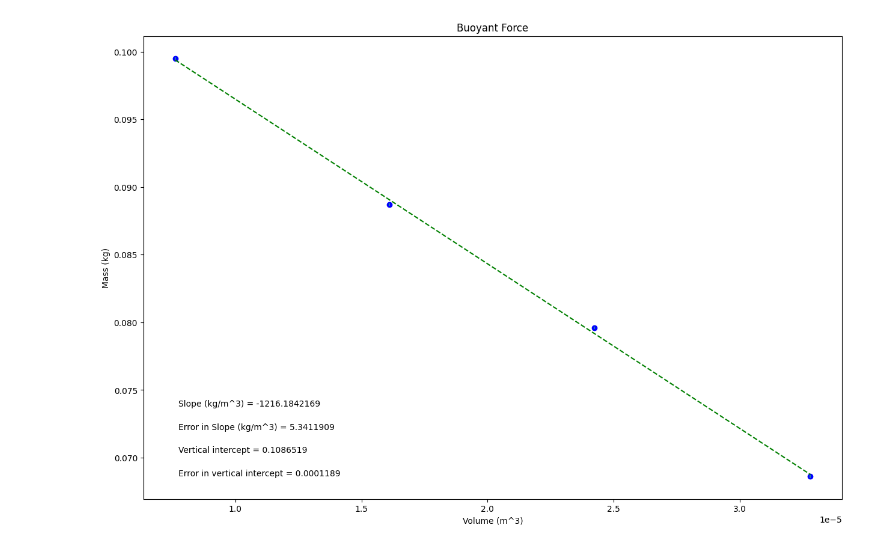
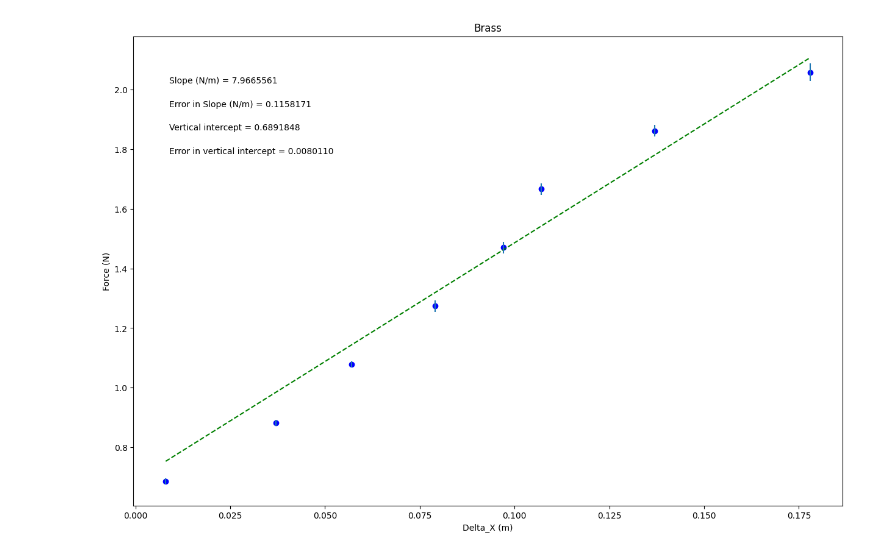
Before and after one commit to cotis9/whatever-you-want, a Jupyter notebook: PHSXlab_plotting_template.ipynb, the cells around one changed output. Drawn from its saved outputs; the diff is of its cells as text; code cells hidden in the pictures.

```diff
--- a/PHSXlab_plotting_template.ipynb
+++ b/PHSXlab_plotting_template.ipynb
@@ -19,33 +19,33 @@ import matplotlib.pyplot as plt
 #variable names should start with a letter and must contain only letters, numbers, and underscores
 
 
-xvariable_Volume = np.array([7.61138E-06, 1.60976E-05, 2.42339E-05, 3.28077E-05])
+xvariable_Delta_X = np.array([0.008, 0.037, 0.057, 0.079, 0.097, 0.107, 0.137, 0.178])
 
-yvariable_Mass = np.array([.0995, .0887, .0796, .0686])
+yvariable_Force = np.array([0.686, 0.882, 1.078, 1.274, 1.47, 1.666, 1.862, 2.058])
 
-err_yvariable_Uncernity = np.array([.0001, .0001, .0001, .0001])
+err_yvariable_Uncerantity_Force = np.array([0.0098, 0.0098, 0.0098, 0.0196, 0.0196, 0.0196, 0.0196, 0.0294])
 
 
 
 #Re-assign variables as x, y, dy so that the remaining plotting code may remain generic
 #UPDATE VARIABLE NAMES (ON RHS OF EACH EQUAL SIGN) TO MATCH VARIABLE NAMES FOR DATA ABOVE
 
-x = xvariable_Volume            #this should be the array you want to plot on the x axis
-y = yvariable_Mass             #this should be the array you want to plot on the y axis
-dy = err_yvariable_Uncernity        #this should be your error in y array
+x = xvariable_Delta_X             #this should be the array you want to plot on the x axis
+y = yvariable_Force            #this should be the array you want to plot on the y axis
+dy = err_yvariable_Uncerantity_Force        #this should be your error in y array
 
 
 #UPDATE EACH OF THESE 4 STRINGS FOR YOUR PLOT LABELS AS YOU WANT THEM TO APPEAR
 
-plot_title= 'Buoyant Force'
-x_label= 'Volume (m^3)'
-y_label= 'Mass (kg)'
-slope_units= 'kg/m^3'
+plot_title= 'Brass'
+x_label= 'Delta_X (m)'
+y_label= 'Force (N)'
+slope_units= 'N/m'
 
 #UPDATE ANNOTATION PLACEMENT SO IT'S OUT OF WAY OF PLOTTED DATA AND BEST FIT LINE
 #integer from 1 to 4, top R corner is 1 (counter-clockwise from there)
 
-annotation_placement=3
+annotation_placement=2
 
 
 #-----------------------------------------------------------------------#
@@ -92,31 +92,31 @@ elif annotation_placement==3 or annotation_placement==4:
 #Don't need to change anything in this section!
 
 #Plot data on graph. Plot error bars and place values for slope,
 #error in slope, and vertical intercept (plus error) on the plot using "annotate"
 
 plt.figure(figsize=(15,10))
 
 plt.plot(x, fit, color='green', linestyle='--')
 plt.scatter(x, y, color='blue', marker='o')
 
 plt.xlabel(x_label)
 plt.ylabel(y_label)
 plt.title(plot_title)
 
 plt.errorbar(x, y, yerr=dy, xerr=None, fmt="none") #don't need to plot x error bars
 
 plt.annotate('Slope ({}) = {value:.{digits}f}'.format(slope_units,value=m, digits=7),
              (xpos, ypos[0]), xycoords='axes fraction')
 
 plt.annotate('Error in Slope ({}) = {value:.{digits}f}'.format(slope_units,value=dm, digits=7),
              (xpos, ypos[1]), xycoords='axes fraction')
 
 plt.annotate('Vertical intercept = {value:.{digits}f}'.format(value=b, digits=7),
              (xpos, ypos[2]), xycoords='axes fraction')
 
 plt.annotate('Error in vertical intercept = {value:.{digits}f}'.format(value=db, digits=7),
              (xpos, ypos[3]), xycoords='axes fraction')
 
 plt.show()
 # %% [output]
-[figure, old version]
+[figure, new version]
```
Also changed, not shown: parts of 1 cell of this notebook.
